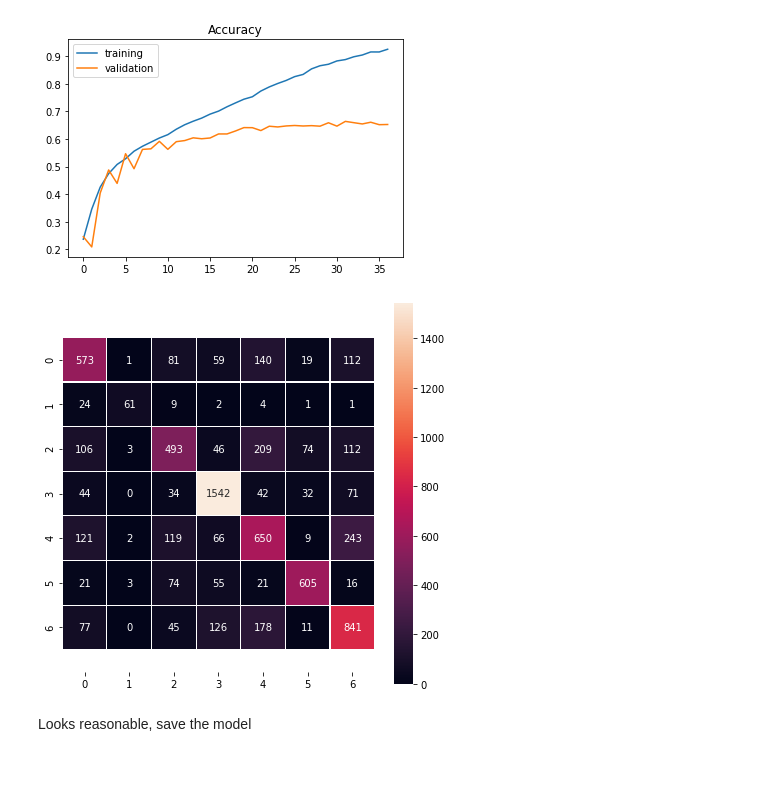
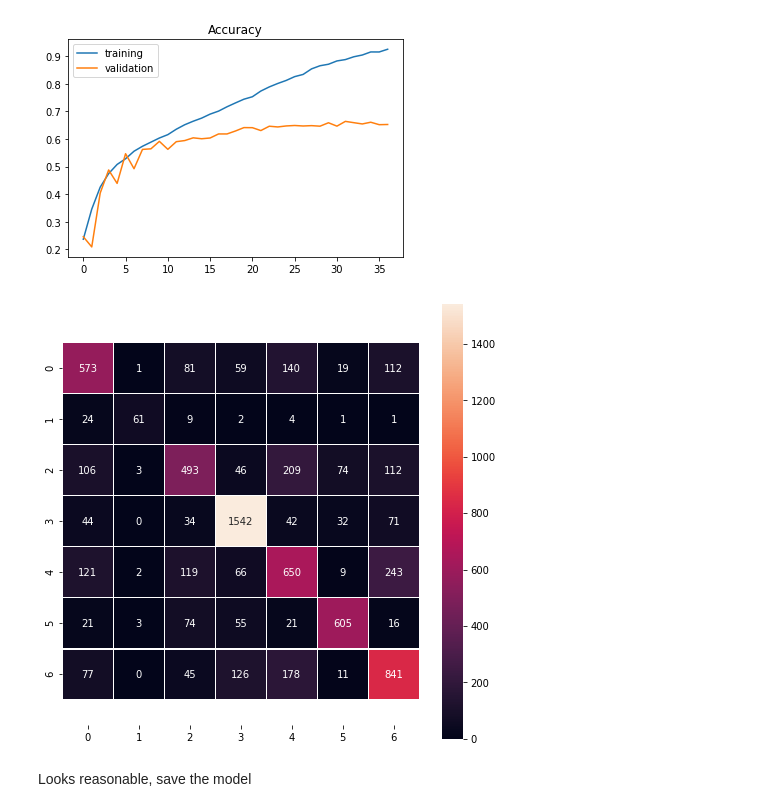
Before and after one commit to karencfisher/face_express, a Jupyter notebook: notebooks/conv_model2.ipynb, the cells around one changed output. Saved outputs shown, nothing was run; the diff lists cells and outputs as text; code cells hidden in the pictures; blank space fills up the shorter version.

```diff
--- a/notebooks/conv_model2.ipynb
+++ b/notebooks/conv_model2.ipynb
@@ -36,7 +62,7 @@ def loadCleanData(fname):
 
     return df
 # %%
-df = loadCleanData('/content/drive/MyDrive/face express data/icml_face_data.csv')
+df = loadCleanData('icml_face_data.csv')
 df.head()
 # %% [output]
 |  | emotion | pixels |
@@ -241,11 +275,11 @@ import seaborn as sns
 # %%
 preds = model.predict(x_test)
 y_pred = [np.argmax(pred) for pred in preds]
 cm = confusion_matrix(y_test, y_pred)
 
-plt.figure(figsize=(7,7))
+fig2 = plt.figure(figsize=(8,8))
 ax = sns.heatmap(cm, annot=True, fmt='d', linewidths=.2, square=True)
 bottom, top = ax.get_ylim()
 ax.set_ylim(bottom + 0.5, top - 0.5);
 # %% [output]
-[figure, old version]
+[figure, new version]
```
Also changed, not shown: parts of 10 cells of this notebook.
